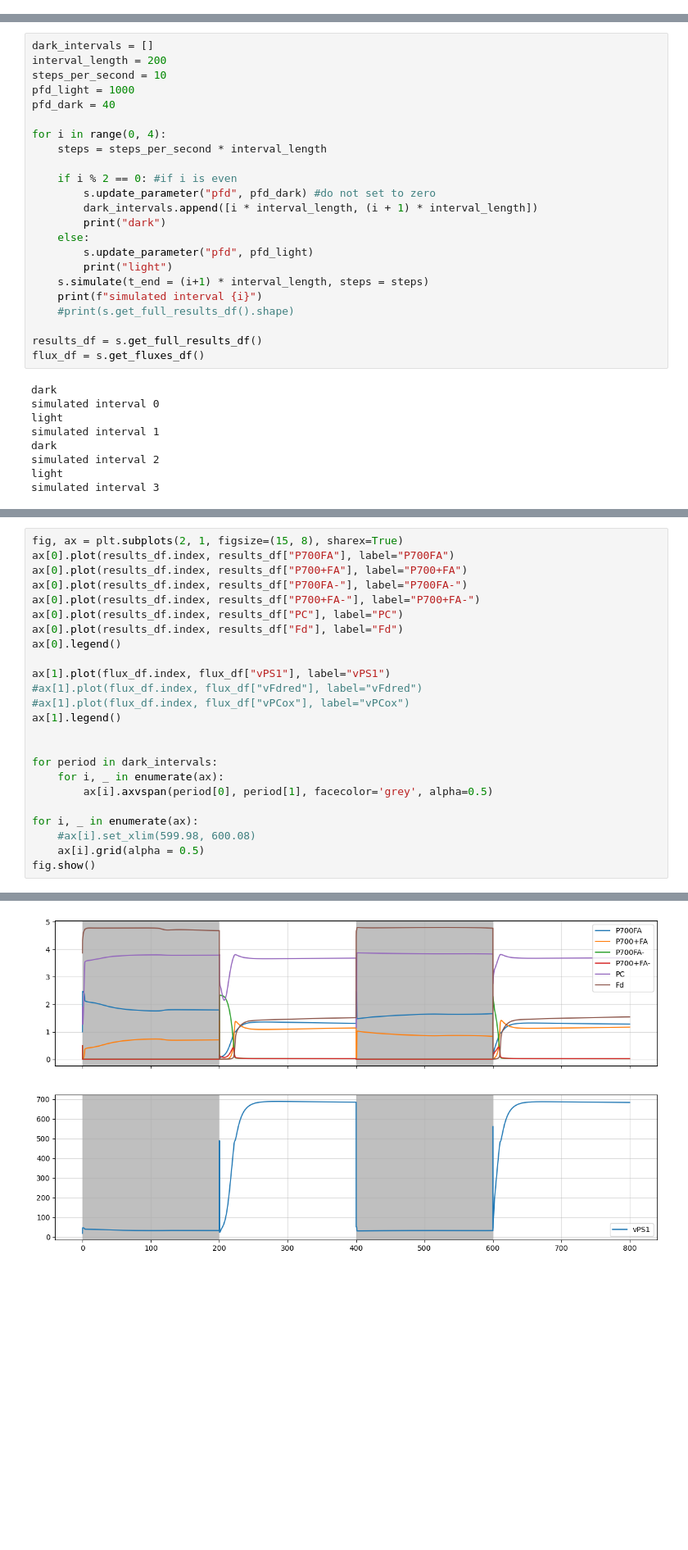
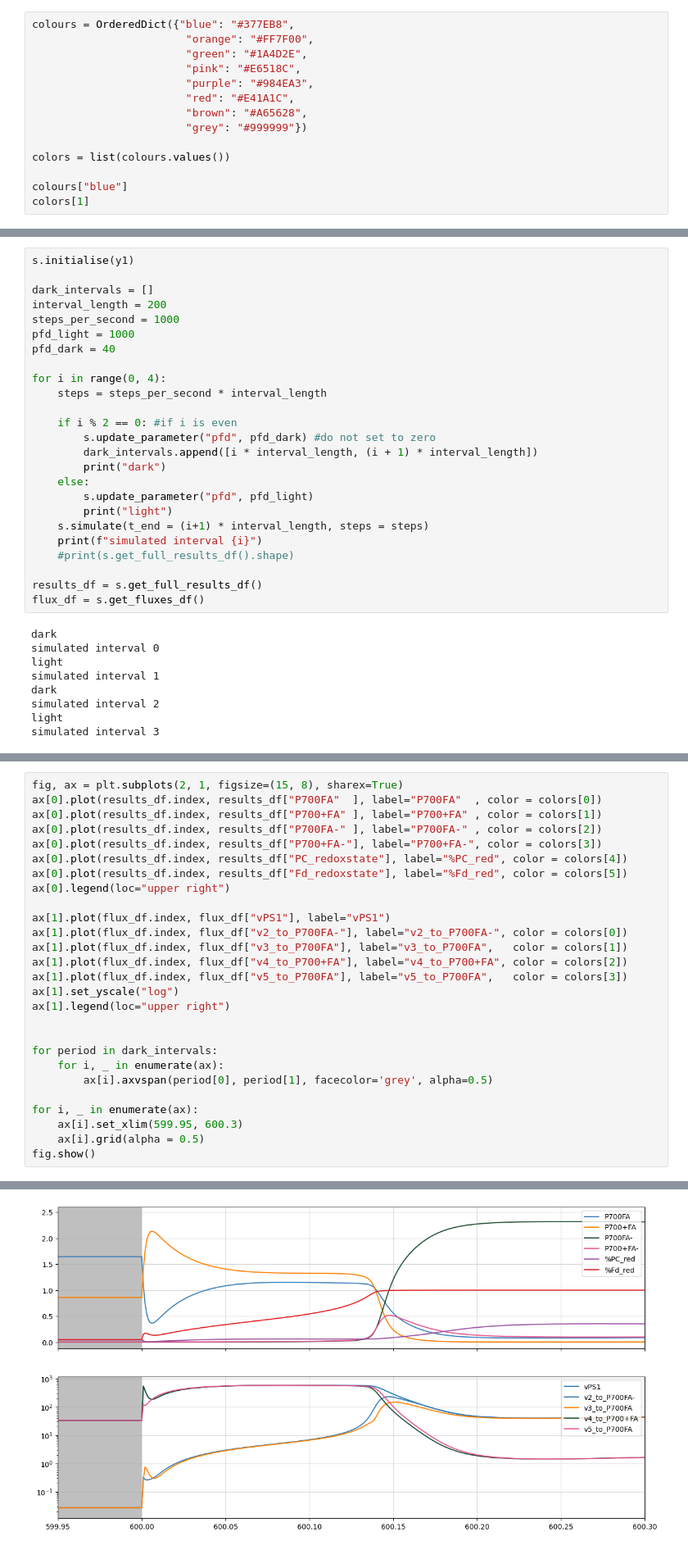
Before and after one commit to A-Potthoff/QTB_modeling, a Jupyter notebook: analyses/investigate_PS1_behaviour.ipynb, the cells around one changed output, grey strips where cells are left out. Shown at 82% size. Drawn from its saved outputs; the diff is of its cells as text; blank space fills up the shorter version.

Commit message:
feat, excec: implementing colourblind palette and plotting new model

```diff
--- a/analyses/investigate_PS1_behaviour.ipynb
+++ b/analyses/investigate_PS1_behaviour.ipynb
@@ -58,0 +61,14 @@ c:\Users\andre\OneDrive\Bildung\3_HHU\quant_Bio\6th\BA\QTB_modeling
+# %%
+colours = OrderedDict({"blue": "#377EB8",
+                        "orange": "#FF7F00",
+                        "green": "#1A4D2E",
+                        "pink": "#E6518C",
+                        "purple": "#984EA3",
+                        "red": "#E41A1C",
+                        "brown": "#A65628",
+                        "grey": "#999999"})
+
+colors = list(colours.values())
+
+colours["blue"]
+colors[1]
@@ -102,7 +134,9 @@ DeprecationWarning: Conversion of an array with ndim > 0 to a scalar is deprecat
 # %%
+s.initialise(y1)
+
 dark_intervals = []
 interval_length = 200
-steps_per_second = 10
+steps_per_second = 1000
 pfd_light = 1000
 pfd_dark = 40
 
@@ -136,28 +173,31 @@ simulated interval 3
 # %%
 fig, ax = plt.subplots(2, 1, figsize=(15, 8), sharex=True)
-ax[0].plot(results_df.index, results_df["P700FA"], label="P700FA")
-ax[0].plot(results_df.index, results_df["P700+FA"], label="P700+FA")
-ax[0].plot(results_df.index, results_df["P700FA-"], label="P700FA-")
-ax[0].plot(results_df.index, results_df["P700+FA-"], label="P700+FA-")
-ax[0].plot(results_df.index, results_df["PC"], label="PC")
-ax[0].plot(results_df.index, results_df["Fd"], label="Fd")
-ax[0].legend()
+ax[0].plot(results_df.index, results_df["P700FA"  ], label="P700FA"  , color = colors[0])
+ax[0].plot(results_df.index, results_df["P700+FA" ], label="P700+FA" , color = colors[1])
+ax[0].plot(results_df.index, results_df["P700FA-" ], label="P700FA-" , color = colors[2])
+ax[0].plot(results_df.index, results_df["P700+FA-"], label="P700+FA-", color = colors[3])
+ax[0].plot(results_df.index, results_df["PC_redoxstate"], label="%PC_red", color = colors[4])
+ax[0].plot(results_df.index, results_df["Fd_redoxstate"], label="%Fd_red", color = colors[5])
+ax[0].legend(loc="upper right")
 
 ax[1].plot(flux_df.index, flux_df["vPS1"], label="vPS1")
-#ax[1].plot(flux_df.index, flux_df["vFdred"], label="vFdred")
-#ax[1].plot(flux_df.index, flux_df["vPCox"], label="vPCox")
-ax[1].legend()
+ax[1].plot(flux_df.index, flux_df["v2_to_P700FA-"], label="v2_to_P700FA-", color = colors[0])
+ax[1].plot(flux_df.index, flux_df["v3_to_P700FA"], label="v3_to_P700FA",   color = colors[1])
+ax[1].plot(flux_df.index, flux_df["v4_to_P700+FA"], label="v4_to_P700+FA", color = colors[2])
+ax[1].plot(flux_df.index, flux_df["v5_to_P700FA"], label="v5_to_P700FA",   color = colors[3])
+ax[1].set_yscale("log")
+ax[1].legend(loc="upper right")
 
 
 for period in dark_intervals:
     for i, _ in enumerate(ax):
         ax[i].axvspan(period[0], period[1], facecolor='grey', alpha=0.5)
 
 for i, _ in enumerate(ax):
-    #ax[i].set_xlim(599.98, 600.08)
+    ax[i].set_xlim(599.95, 600.3)
     ax[i].grid(alpha = 0.5)
 fig.show()
 # %% [output]
 UserWarning: FigureCanvasAgg is non-interactive, and thus cannot be shown
-[figure, old version]
+[figure, new version]
 # %%
```
Also changed, not shown: parts of 9 cells of this notebook, 4 other files.
